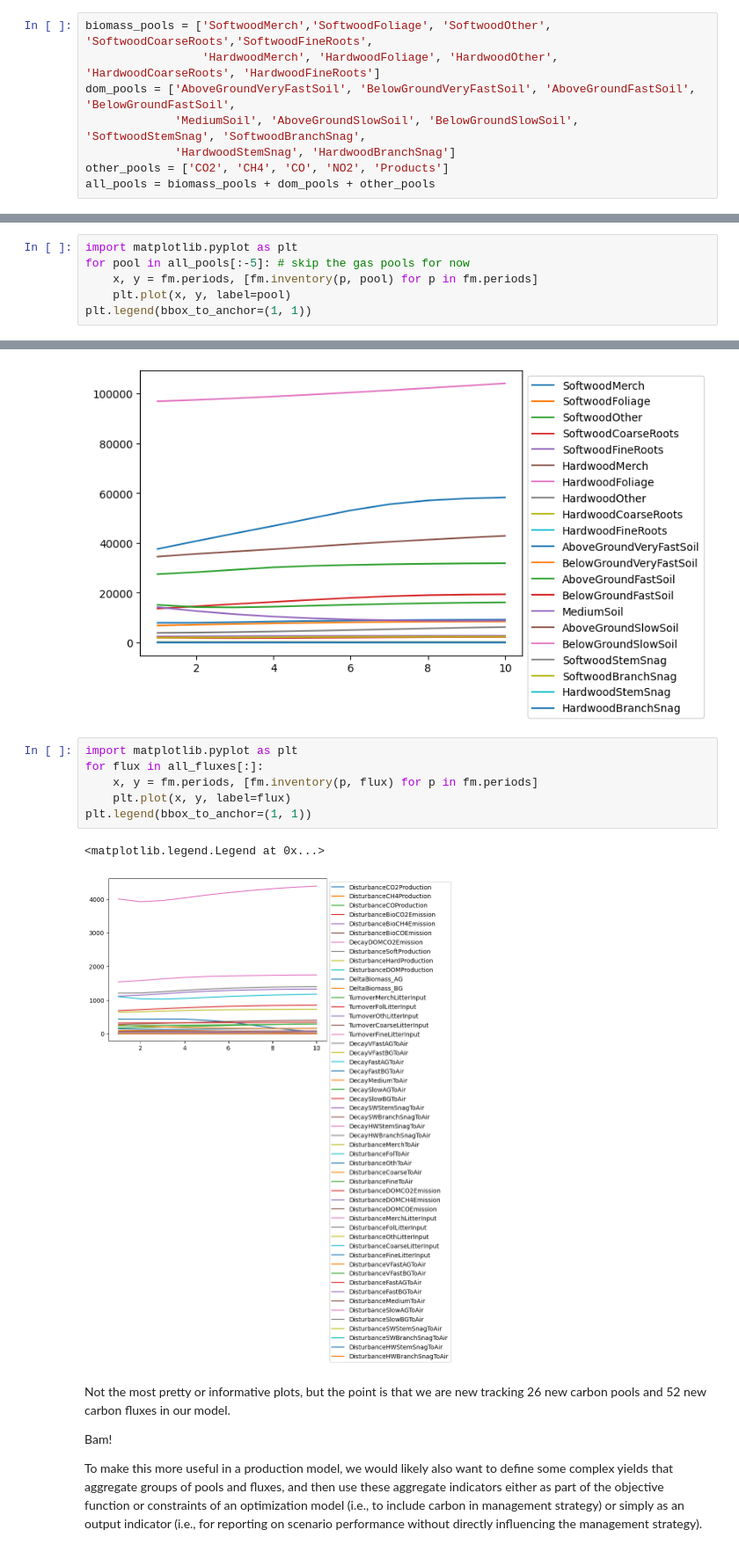
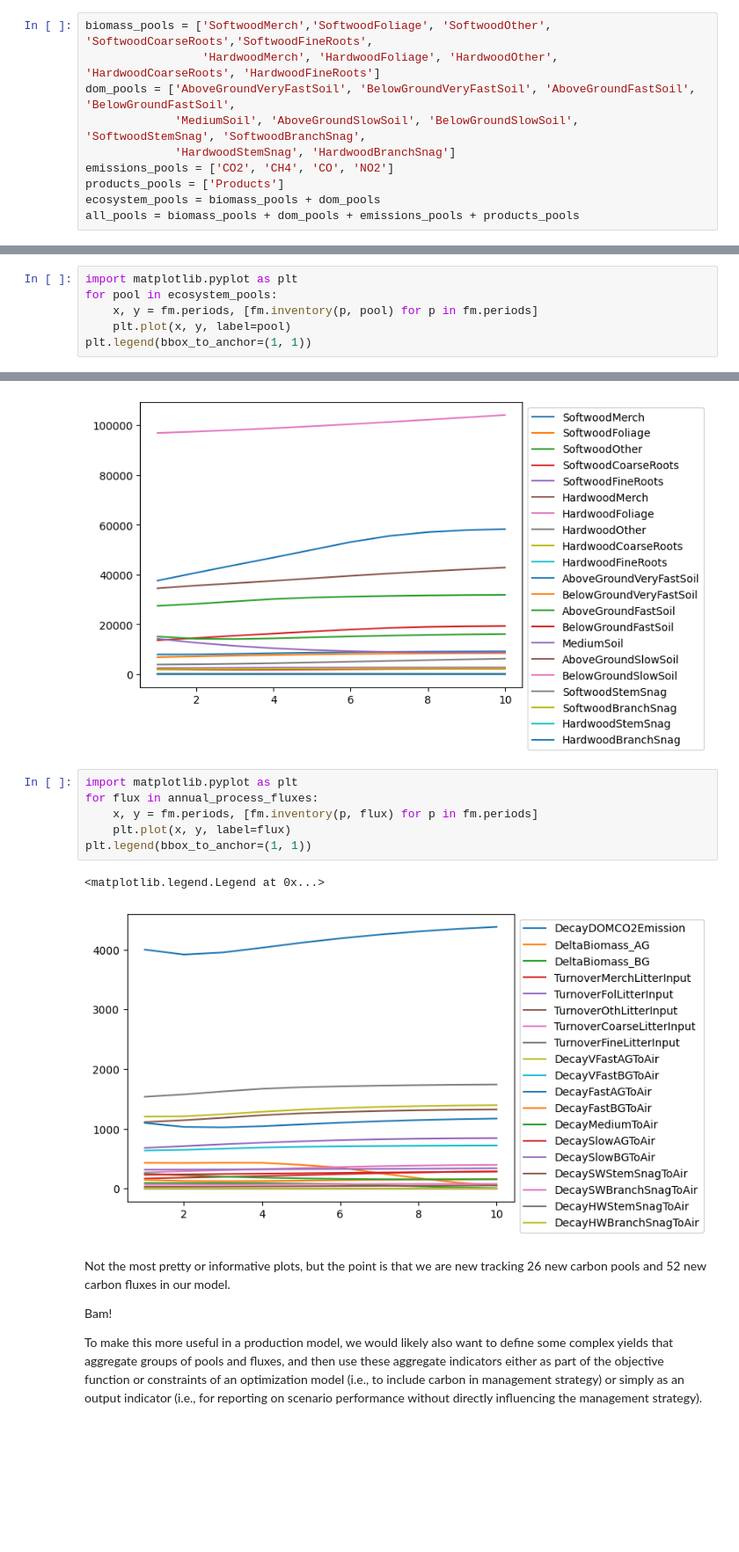
Before and after one commit to UBC-FRESH/ws3, a Jupyter notebook: examples/040_ws3_libcbm_neilsonhack-fromscratch.ipynb, the cells around one changed output, grey strips where cells are left out. Shown at 88% size. Saved outputs shown, nothing was run; the diff lists cells and outputs as text; blank space fills up the shorter version.

```diff
--- a/examples/040_ws3_libcbm_neilsonhack-fromscratch.ipynb
+++ b/examples/040_ws3_libcbm_neilsonhack-fromscratch.ipynb
@@ -220,6 +219,8 @@ biomass_pools = ['SoftwoodMerch','SoftwoodFoliage', 'SoftwoodOther', 'SoftwoodCo
 dom_pools = ['AboveGroundVeryFastSoil', 'BelowGroundVeryFastSoil', 'AboveGroundFastSoil', 'BelowGroundFastSoil',
              'MediumSoil', 'AboveGroundSlowSoil', 'BelowGroundSlowSoil', 'SoftwoodStemSnag', 'SoftwoodBranchSnag',
              'HardwoodStemSnag', 'HardwoodBranchSnag']
-other_pools = ['CO2', 'CH4', 'CO', 'NO2', 'Products']
-all_pools = biomass_pools + dom_pools + other_pools
+emissions_pools = ['CO2', 'CH4', 'CO', 'NO2']
+products_pools = ['Products']
+ecosystem_pools = biomass_pools + dom_pools
+all_pools = biomass_pools + dom_pools + emissions_pools + products_pools
 # %%
@@ -343,7 +439,7 @@ fm.reset()
 fm.grow()
 # %%
 import matplotlib.pyplot as plt
-for pool in all_pools[:-5]: # skip the gas pools for now
+for pool in ecosystem_pools:
     x, y = fm.periods, [fm.inventory(p, pool) for p in fm.periods]
     plt.plot(x, y, label=pool)
 plt.legend(bbox_to_anchor=(1, 1))
@@ -352,13 +448,13 @@ plt.legend(bbox_to_anchor=(1, 1))
 [figure]
 # %%
 import matplotlib.pyplot as plt
-for flux in all_fluxes[:]:
+for flux in annual_process_fluxes:
     x, y = fm.periods, [fm.inventory(p, flux) for p in fm.periods]
     plt.plot(x, y, label=flux)
 plt.legend(bbox_to_anchor=(1, 1))
 # %% [output]
 <matplotlib.legend.Legend at 0x...>
-[figure, old version]
+[figure, new version]
 # %% [markdown]
 Not the most pretty or informative plots, but the point is that we are new tracking 26 new carbon pools and 52 new carbon fluxes in our model.
 
```
Also changed, not shown: parts of 41 cells of this notebook, 1 other file.
